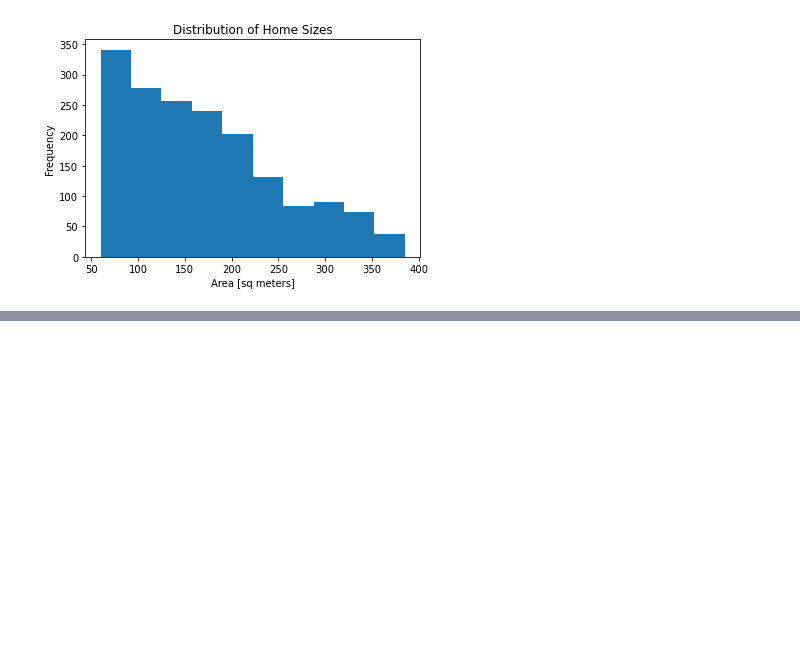
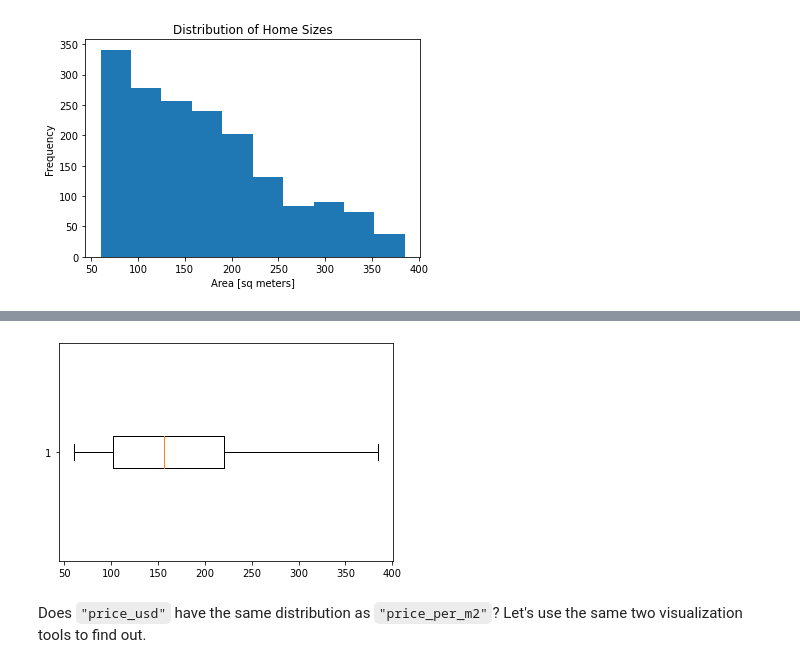
Before and after one commit to camara94/data_science_lab, a Jupyter notebook: lab/013-exploratory-data-analysis.ipynb, the cells around one changed output, grey strips where cells are left out. Drawn from its saved outputs; the diff is of its cells as text; code cells hidden in the pictures; blank space fills up the shorter version.

```diff
--- a/lab/013-exploratory-data-analysis.ipynb
+++ b/lab/013-exploratory-data-analysis.ipynb
@@ -182,0 +195,6 @@ plt.title("Distribution of Home Sizes");
+# %%
+plt.boxplot(df["area_m2"], vert=False);
+# %% [output]
+[figure, added]
+# %% [markdown]
+Does `"price_usd"` have the same distribution as `"price_per_m2"`? Let's use the same two visualization tools to find out.
```
Also changed, not shown: parts of 4 cells of this notebook.
